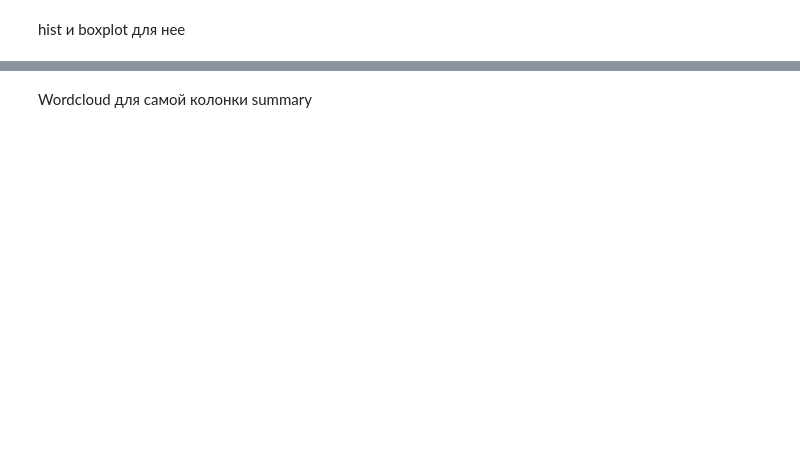
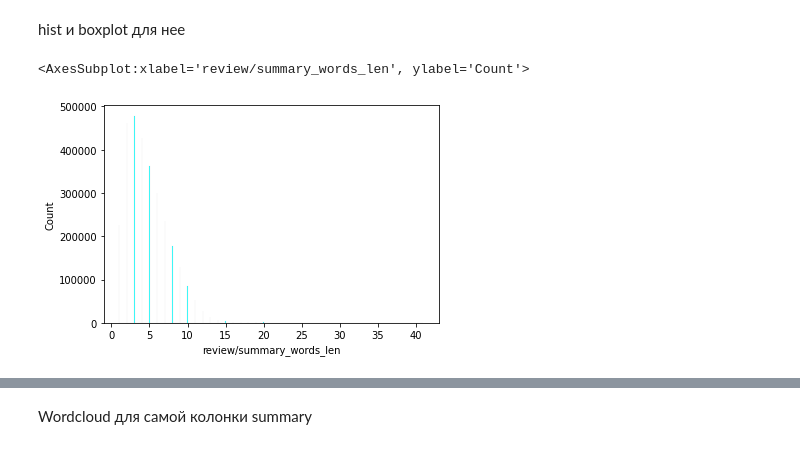
Before and after one commit to LeonSysprog/BookReviews, a Jupyter notebook: ml.ipynb, the cells around one changed output, grey strips where cells are left out. Saved outputs shown, nothing was run; the diff lists cells and outputs as text; code cells hidden in the pictures; blank space fills up the shorter version.

```diff
--- a/ml.ipynb
+++ b/ml.ipynb
@@ -292,0 +377,3 @@ boxplot для нее
+# %%
+rating_data['review/summary_words_len'] = words_array
+rating_data.head(5)
@@ -293,2 +387,7 @@ boxplot для нее
 # %% [markdown]
 hist и boxplot для нее
+# %%
+sns.histplot(x=rating_data['review/summary_words_len'], color='cyan')
+# %% [output]
+<AxesSubplot:xlabel='review/summary_words_len', ylabel='Count'>
+[figure, added]
```
Also changed, not shown: parts of 53 cells of this notebook.
